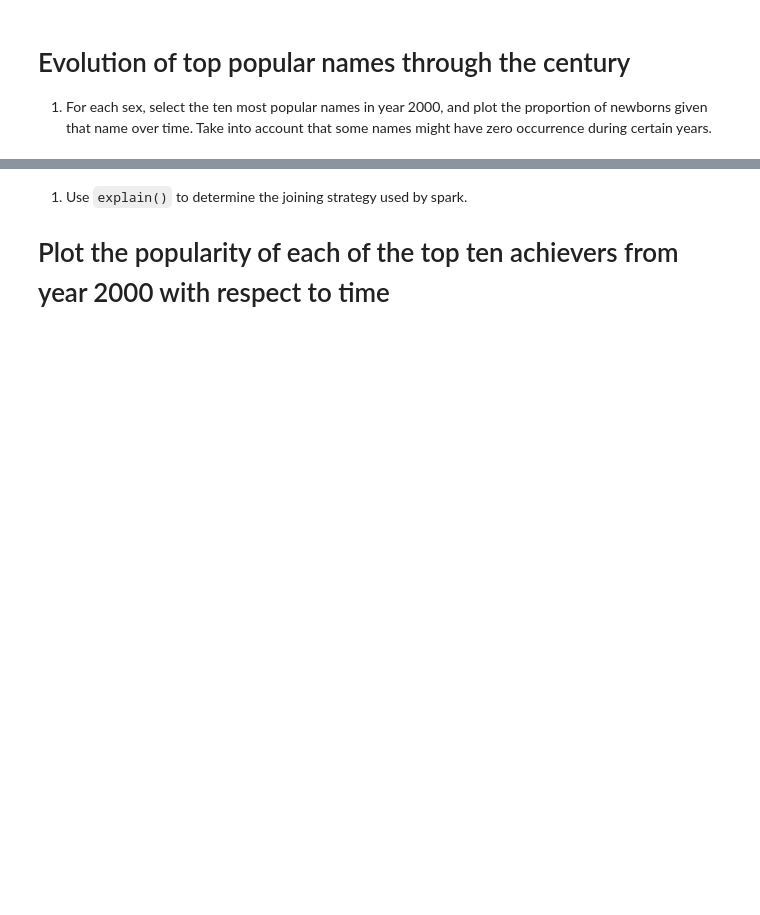
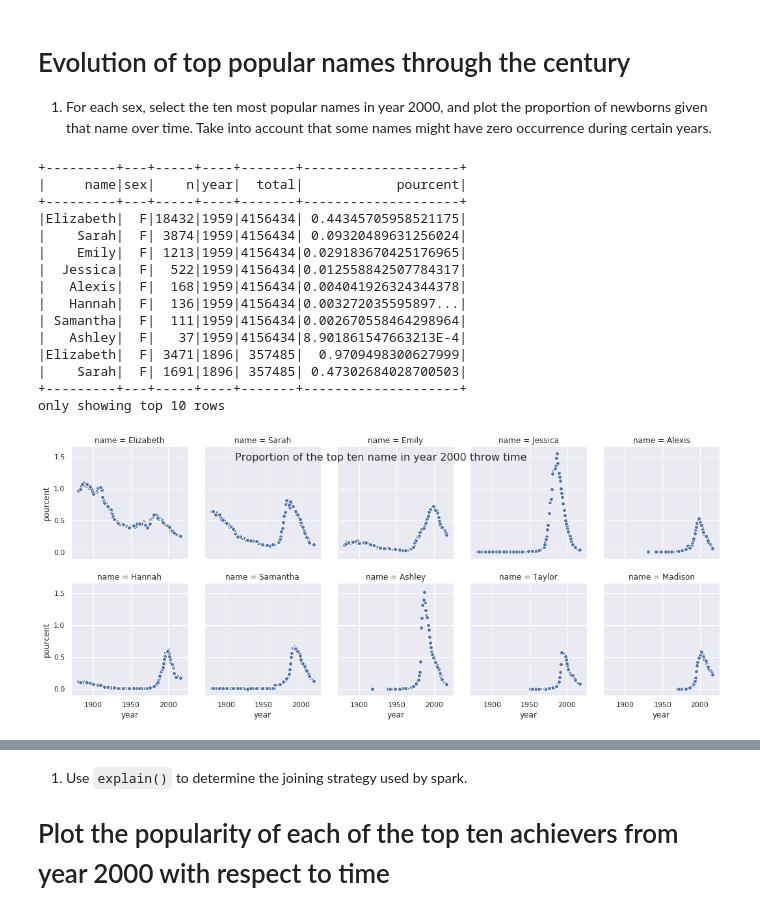
Before and after one commit to gtordjma/huynh_tordjman, a Jupyter notebook: Devoir_2/homework02.ipynb, the cells around one changed output, grey strips where cells are left out. Cells and saved outputs as stored; diff of their text form; code cells hidden in the pictures; blank space fills up the shorter version.

```diff
--- a/Devoir_2/homework02.ipynb
+++ b/Devoir_2/homework02.ipynb
@@ -438,0 +471,9 @@ only showing top 5 rows
+# %%
+from pyspark.sql import Window
+from pyspark.sql import functions as fn
+
+df_window = df_sp.withColumn('total', fn.sum('n').over(Window.partitionBy('year')))
+
+df_window\
+    .withColumn('pourcent', 100*col('n')/col('total'))\
+    .orderBy(df_window.year.asc()).show(10)
@@ -457,0 +549,29 @@ zero occurrence during certain years.
+# %%
+# TODO:
+# on rappel que df_window = df_sp.withColumn('total', fn.sum('n').over(Window.partitionBy('year')))
+df_year2000 = df_sp.where('sex == "F"').where('year == 2000').drop(df_sp.year)\
+                .orderBy(df_sp.n.desc()).limit(10).drop(df_sp.n)\
+                .join(df_window,['name', 'sex'])\
+                .withColumn('pourcent', 100*col('n')/col('total'))
+df_year2000.show(10)
+g = sns.FacetGrid(df_year2000.toPandas(), col="name", col_wrap=5)
+g = (g.map(plt.scatter, "year", "pourcent", edgecolor="w"))
+g.fig.subplots_adjust(top=1)
+g = g.fig.suptitle('Proportion of the top ten name in year 2000 throw time', fontsize=16)
+# %% [output]
++---------+---+-----+----+-------+--------------------+
+|     name|sex|    n|year|  total|            pourcent|
++---------+---+-----+----+-------+--------------------+
+|Elizabeth|  F|18432|1959|4156434| 0.44345705958521175|
+|    Sarah|  F| 3874|1959|4156434| 0.09320489631256024|
+|    Emily|  F| 1213|1959|4156434|0.029183670425176965|
+|  Jessica|  F|  522|1959|4156434|0.012558842507784317|
+|   Alexis|  F|  168|1959|4156434|0.004041926324344378|
+|   Hannah|  F|  136|1959|4156434|0.003272035595897...|
+| Samantha|  F|  111|1959|4156434|0.002670558464298964|
+|   Ashley|  F|   37|1959|4156434|8.901861547663213E-4|
+|Elizabeth|  F| 3471|1896| 357485|  0.9709498300627999|
+|    Sarah|  F| 1691|1896| 357485| 0.47302684028700503|
++---------+---+-----+----+-------+--------------------+
+only showing top 10 rows
+[figure, added]
```
Also changed, not shown: parts of 46 cells of this notebook.
